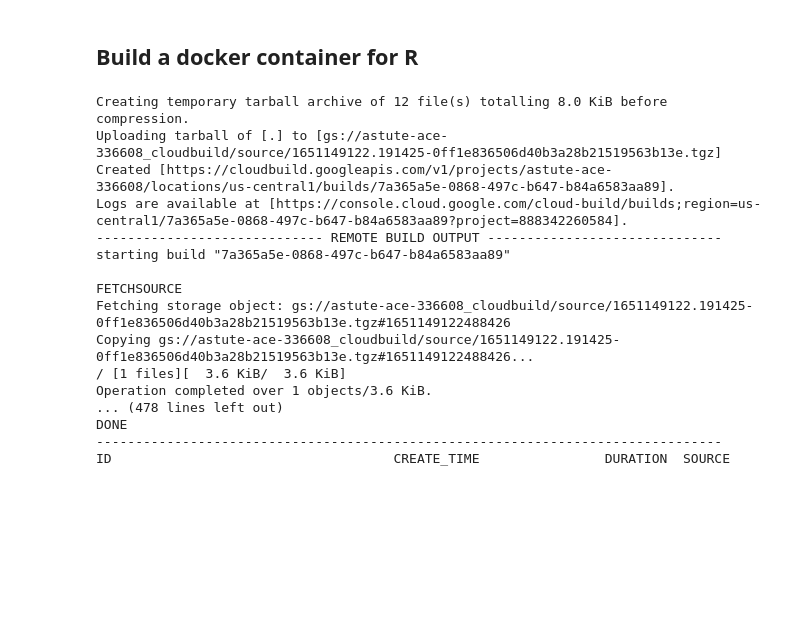
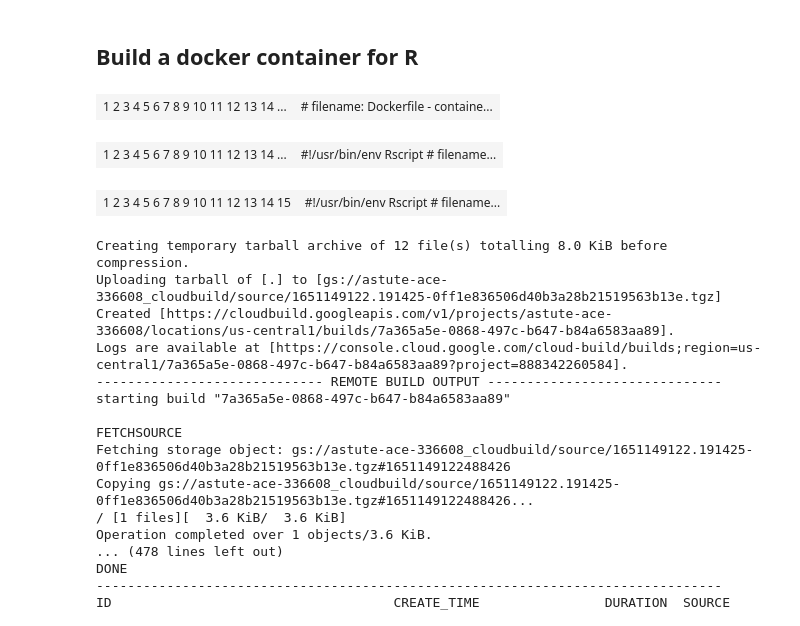
Before and after one commit to fhirschmann/vertex-ai-r, a Jupyter notebook: r_models_on_vertex_ai.ipynb, the cells around one changed output. Saved outputs shown, nothing was run; the diff lists cells and outputs as text; code cells hidden in the pictures; blank space fills up the shorter version.

Commit message:
display files in notebook

```diff
--- a/r_models_on_vertex_ai.ipynb
+++ b/r_models_on_vertex_ai.ipynb
@@ -13,9 +14,13 @@ sh <- function(cmd, args = c(), intern = FALSE) {
         args <- s[2:length(s)]
     }
     ret <- system2(cmd, args, stdout = TRUE, stderr = TRUE)
-    if ("errmsg" %in% attributes(attributes(ret))$names) cat(attr(ret, "errmsg"))
+    if ("errmsg" %in% attributes(attributes(ret))$names) cat(attr(ret, "errmsg"), "\n")
     if (intern) return(ret) else cat(paste(ret, collapse = "\n"))
 }
+
+display_file <- function(filename) {
+    display_html(paste(sh(glue("pygmentize -g {filename} -f html -P full -O style=default,linenos=1"), intern = TRUE), collapse = "\n"))
+}
 # %% [markdown]
 ## Set variables
 # %%
@@ -65,6 +54,18 @@ Resource temporarily unavailableCreating gs://astute-ace-336608-vertex-r/...
 ServiceException: 409 A Cloud Storage bucket named 'astute-ace-336608-vertex-r' already exists. Try another name. Bucket names must be globally unique across all Google Cloud projects, including those ...
 # %% [markdown]
 ## Build a docker container for R
+# %%
+display_file("Dockerfile")
+# %% [output]
+| 1 2 3 4 5 6 7 8 9 10 11 12 13 14 ... | # filename: Dockerfile - containe... |
+# %%
+display_file("train.R")
+# %% [output]
+| 1 2 3 4 5 6 7 8 9 10 11 12 13 14 ... | #!/usr/bin/env Rscript # filename... |
+# %%
+display_file("serve.R")
+# %% [output]
+| 1 2 3 4 5 6 7 8 9 10 11 12 13 14 15 | #!/usr/bin/env Rscript # filename... |
 # %%
 sh("gcloud builds submit --region={location} --tag={image_uri} --timeout=1h")
 # %% [output]
```
Also changed, not shown: parts of 9 cells of this notebook.
